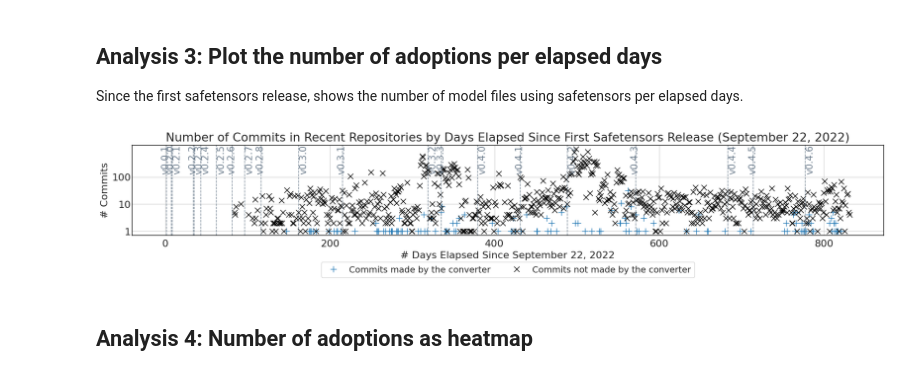
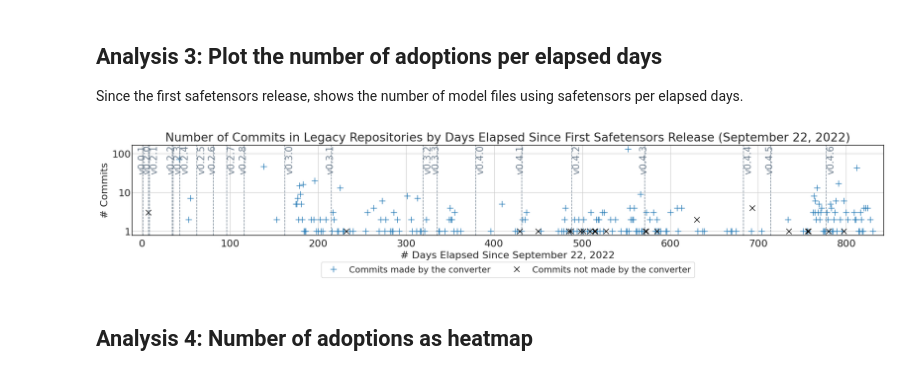
Before and after one commit to s2e-lab/model-evolution, a Jupyter notebook: scripts/notebooks/rq1_analysis.ipynb, the cells around one changed output. Drawn from its saved outputs; the diff is of its cells as text; code cells hidden in the pictures.

```diff
--- a/scripts/notebooks/rq1_analysis.ipynb
+++ b/scripts/notebooks/rq1_analysis.ipynb
@@ -5,7 +5,7 @@ Goal is to check when safetensors was first used in each studied repository.
 # %% [markdown]
 ## Select group first
 # %%
-group_under_analysis = 'recent'  # change this to 'legacy' or 'recent' to analyze the corresponding dataset
+group_under_analysis = 'legacy'  # change this to 'legacy' or 'recent' to analyze the corresponding dataset
 # %% [markdown]
 ## Read the data
 # %%
@@ -187,35 +186,35 @@ plt.xlabel("# Days Elapsed Since September 22, 2022")
 plt.ylabel("# Commits")
 plt.title(
     f"Number of Commits in {group_under_analysis.capitalize()} Repositories by Days Elapsed Since First Safetensors Release (September 22, 2022)")
 plt.yscale('log')
 plt.yticks([1, 10, 100], ['1', '10', '100'])
 # plt.xticks(fontsize=14)
 plt.grid(True)
 plt.legend(
     ('Commits made by the converter', 'Commits not made by the converter'),
     loc='upper center', bbox_to_anchor=(0.5, -0.25), ncol=2, fontsize=14)
 plt.tight_layout()
 
 df_releases = get_safetensors_releases()
 
 #  add vertical lines for each release date with labels
 color, i, x_coordinates = 'slategray', 0, [0.75, -6]
 
 for day, label in df_releases[['date', 'tag']].values:
     i = (i + 1) % 2
     diff = (day - SAFETENSORS_RELEASE_DATE).days
     plt.axvline(x=diff, color=color, linestyle='--', linewidth=1)
     x_offset = x_coordinates[0] if label == 'v0.2.4' else x_coordinates[i]
     plt.text(diff + x_offset, plt.ylim()[1] * 0.99, label, color=color, rotation=90, verticalalignment='top',
              fontdict={'size': 15})
     if label == 'v0.0.1': i = 2
-
+plt.margins(x=0.015)
 # Save the plot as a PDF file
 plt.savefig(RESULTS_DIR / f'RQ1CommitsDistribution_{group_under_analysis}.pdf', format="pdf", bbox_inches="tight")
 
 plt.show()
 # %% [output]
-[figure, old version]
+[figure, new version]
 # %% [markdown]
 ## Analysis 4: Number of adoptions as heatmap
 # %%
```
Also changed, not shown: parts of 8 cells of this notebook, 11 other files.
